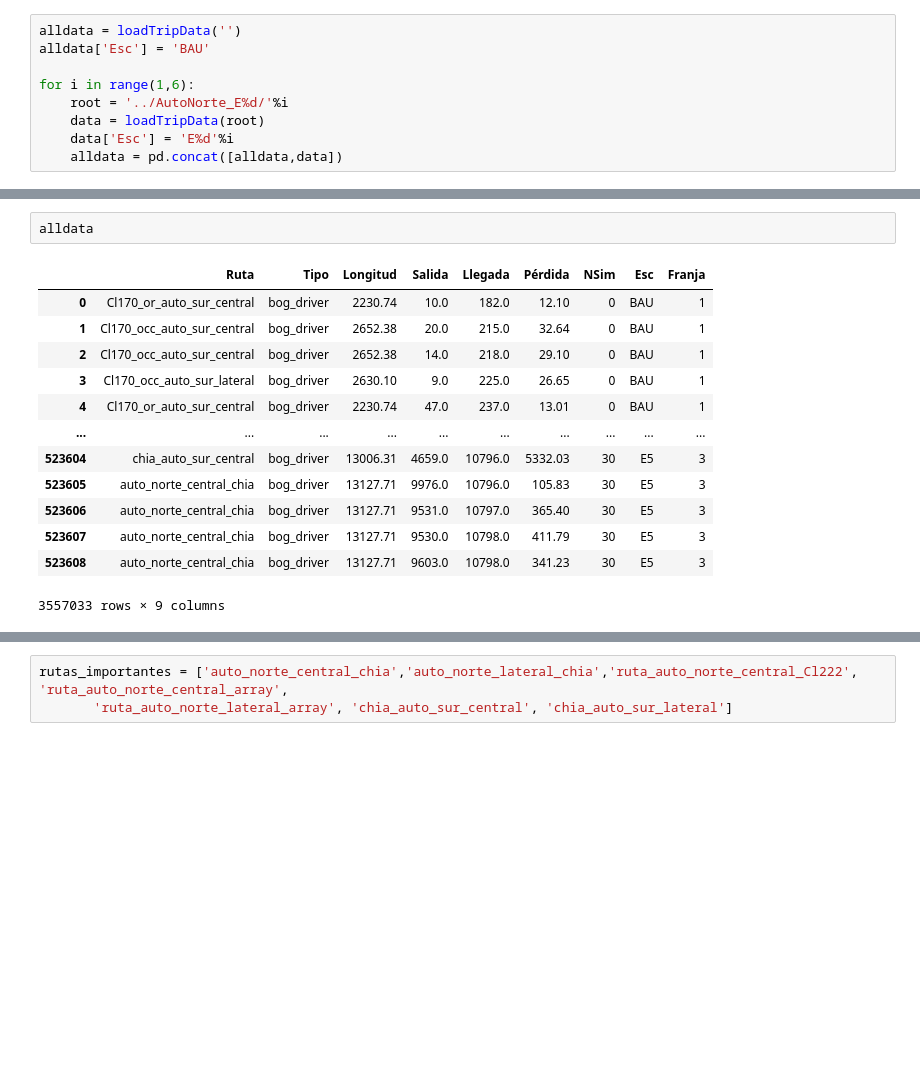
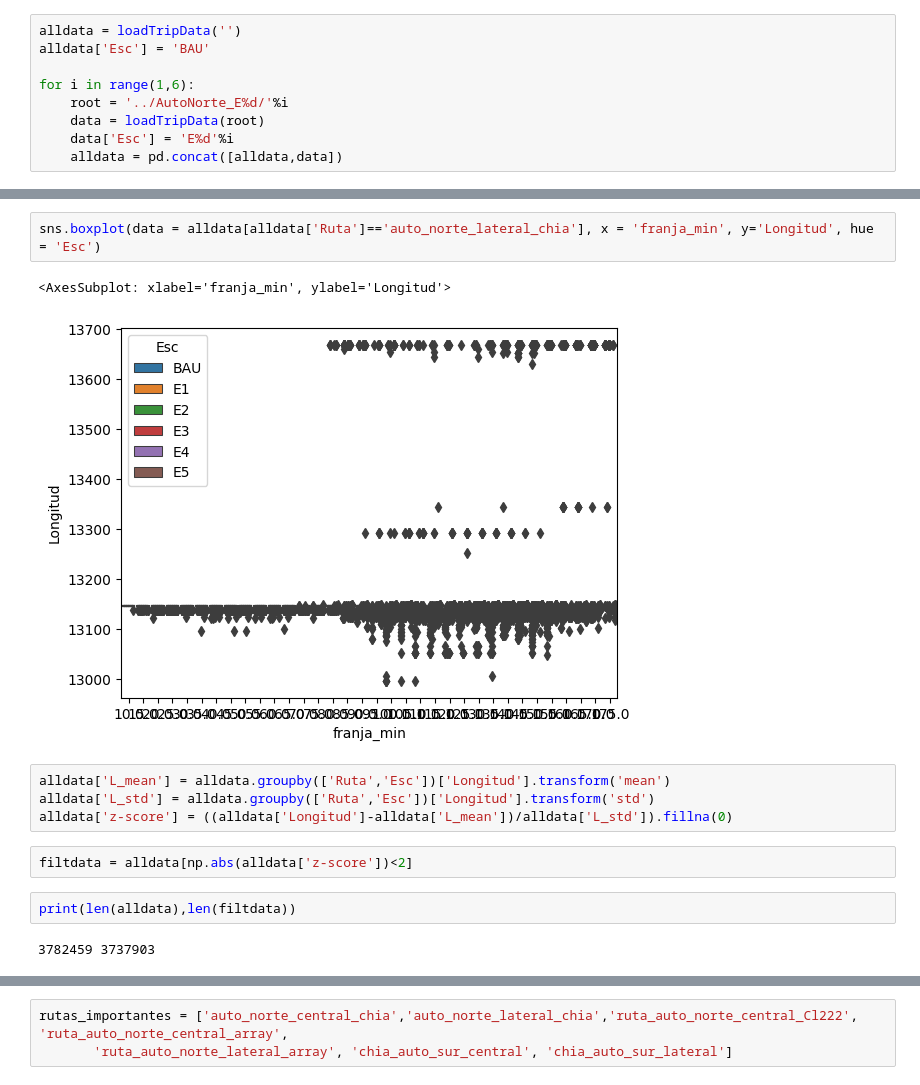
Before and after one commit to miguel-uribe/autonorte_sumo, a Jupyter notebook: AutoNorte/times.ipynb, the cells around one changed output, grey strips where cells are left out. Cells and saved outputs as stored; diff of their text form; blank space fills up the shorter version.

```diff
--- a/AutoNorte/times.ipynb
+++ b/AutoNorte/times.ipynb
@@ -56,16 +79,15 @@ alldata['Franja'] = pd.cut(alldata['Llegada'], [0,3600,7200,10800], labels = [1,
 # %%
-alldata
+sns.boxplot(data = alldata[alldata['Ruta']=='auto_norte_lateral_chia'], x = 'franja_min', y='Longitud', hue = 'Esc')
 # %% [output]
-|  | Ruta | Tipo | Longitud | Salida | Llegada | Pérdida | NSim | Esc | Franja |
-| 0 | Cl170_or_auto_sur_central | bog_driver | 2230.74 | 10.0 | 182.0 | 12.10 | 0 | BAU | 1 |
-| 1 | Cl170_occ_auto_sur_central | bog_driver | 2652.38 | 20.0 | 215.0 | 32.64 | 0 | BAU | 1 |
-| 2 | Cl170_occ_auto_sur_central | bog_driver | 2652.38 | 14.0 | 218.0 | 29.10 | 0 | BAU | 1 |
-| 3 | Cl170_occ_auto_sur_lateral | bog_driver | 2630.10 | 9.0 | 225.0 | 26.65 | 0 | BAU | 1 |
-| 4 | Cl170_or_auto_sur_central | bog_driver | 2230.74 | 47.0 | 237.0 | 13.01 | 0 | BAU | 1 |
-| ... | ... | ... | ... | ... | ... | ... | ... | ... | ... |
-| 523604 | chia_auto_sur_central | bog_driver | 13006.31 | 4659.0 | 10796.0 | 5332.03 | 30 | E5 | 3 |
-| 523605 | auto_norte_central_chia | bog_driver | 13127.71 | 9976.0 | 10796.0 | 105.83 | 30 | E5 | 3 |
-| 523606 | auto_norte_central_chia | bog_driver | 13127.71 | 9531.0 | 10797.0 | 365.40 | 30 | E5 | 3 |
-| 523607 | auto_norte_central_chia | bog_driver | 13127.71 | 9530.0 | 10798.0 | 411.79 | 30 | E5 | 3 |
-| 523608 | auto_norte_central_chia | bog_driver | 13127.71 | 9603.0 | 10798.0 | 341.23 | 30 | E5 | 3 |
-3557033 rows × 9 columns
+<AxesSubplot: xlabel='franja_min', ylabel='Longitud'>
+[figure, added]
+# %%
+alldata['L_mean'] = alldata.groupby(['Ruta','Esc'])['Longitud'].transform('mean')
+alldata['L_std'] = alldata.groupby(['Ruta','Esc'])['Longitud'].transform('std')
+alldata['z-score'] = ((alldata['Longitud']-alldata['L_mean'])/alldata['L_std']).fillna(0)
+# %%
+filtdata = alldata[np.abs(alldata['z-score'])<2]
+# %%
+print(len(alldata),len(filtdata))
+# %% [output]
+3782459 3737903
```
Also changed, not shown: parts of 23 cells of this notebook, 27 other files.
